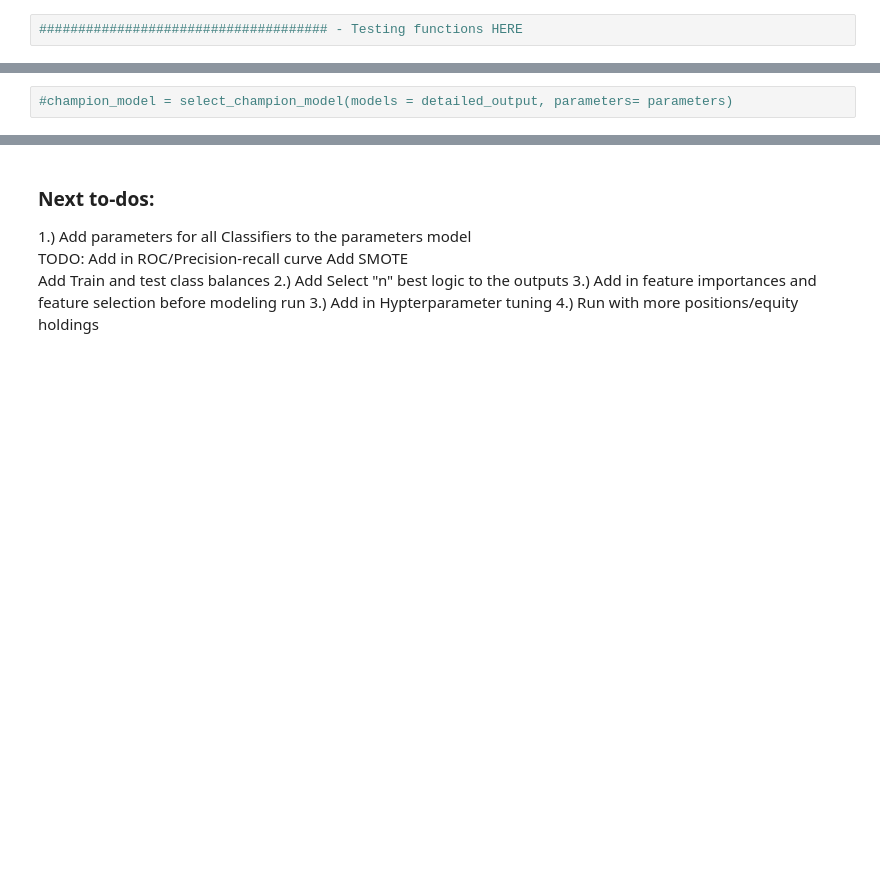
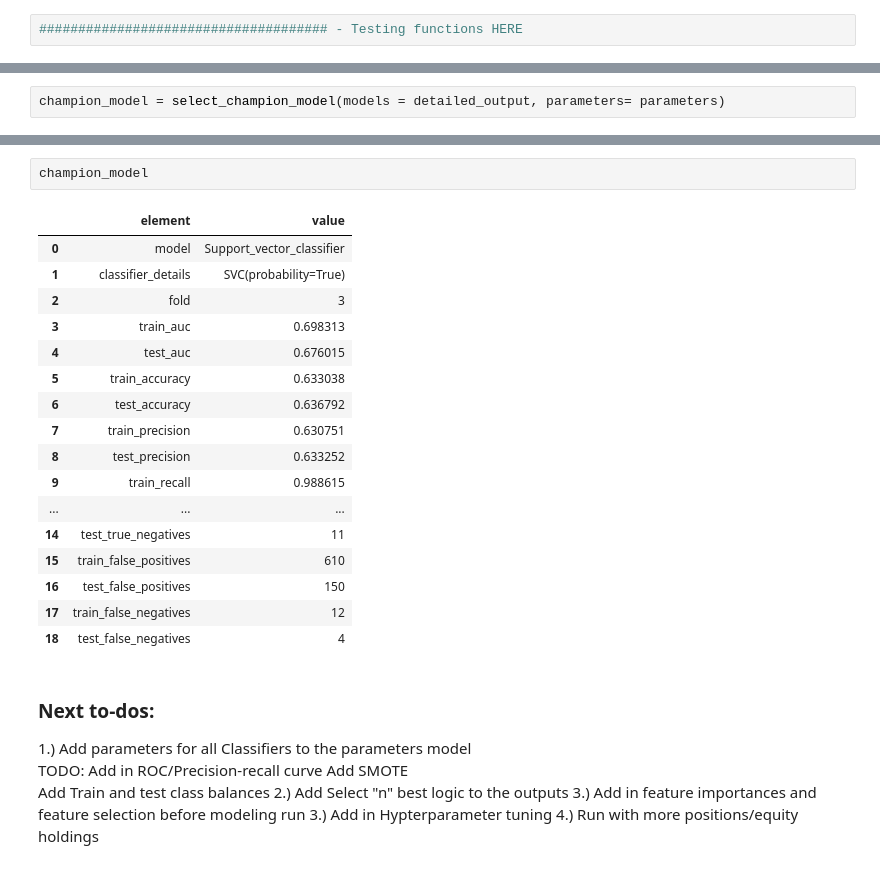
Before and after one commit to AlexDeshowitz/stock-classification-new, a Jupyter notebook: notebooks/Notebook_Machine-learning.ipynb, the cells around one changed output, grey strips where cells are left out. Cells and saved outputs as stored; diff of their text form; blank space fills up the shorter version.

```diff
--- a/notebooks/Notebook_Machine-learning.ipynb
+++ b/notebooks/Notebook_Machine-learning.ipynb
@@ -411,4 +715,4 @@ def select_champion_model(models: pd.DataFrame, parameters: str) -> pd.DataFrame
 
     return champion_model
 # %%
-#champion_model = select_champion_model(models = detailed_output, parameters= parameters)
+champion_model = select_champion_model(models = detailed_output, parameters= parameters)
@@ -419,3 +719,23 @@ def select_champion_model(models: pd.DataFrame, parameters: str) -> pd.DataFrame
+# %%
+champion_model
+# %% [output]
+|  | element | value |
+| 0 | model | Support_vector_classifier |
+| 1 | classifier_details | SVC(probability=True) |
+| 2 | fold | 3 |
+| 3 | train_auc | 0.698313 |
+| 4 | test_auc | 0.676015 |
+| 5 | train_accuracy | 0.633038 |
+| 6 | test_accuracy | 0.636792 |
+| 7 | train_precision | 0.630751 |
+| 8 | test_precision | 0.633252 |
+| 9 | train_recall | 0.988615 |
+| ... | ... | ... |
+| 14 | test_true_negatives | 11 |
+| 15 | train_false_positives | 610 |
+| 16 | test_false_positives | 150 |
+| 17 | train_false_negatives | 12 |
+| 18 | test_false_negatives | 4 |
 # %% [markdown]
 ### Next to-dos:
 1.) Add parameters for all Classifiers to the parameters model
```
Also changed, not shown: parts of 12 cells of this notebook, 12 other files.
